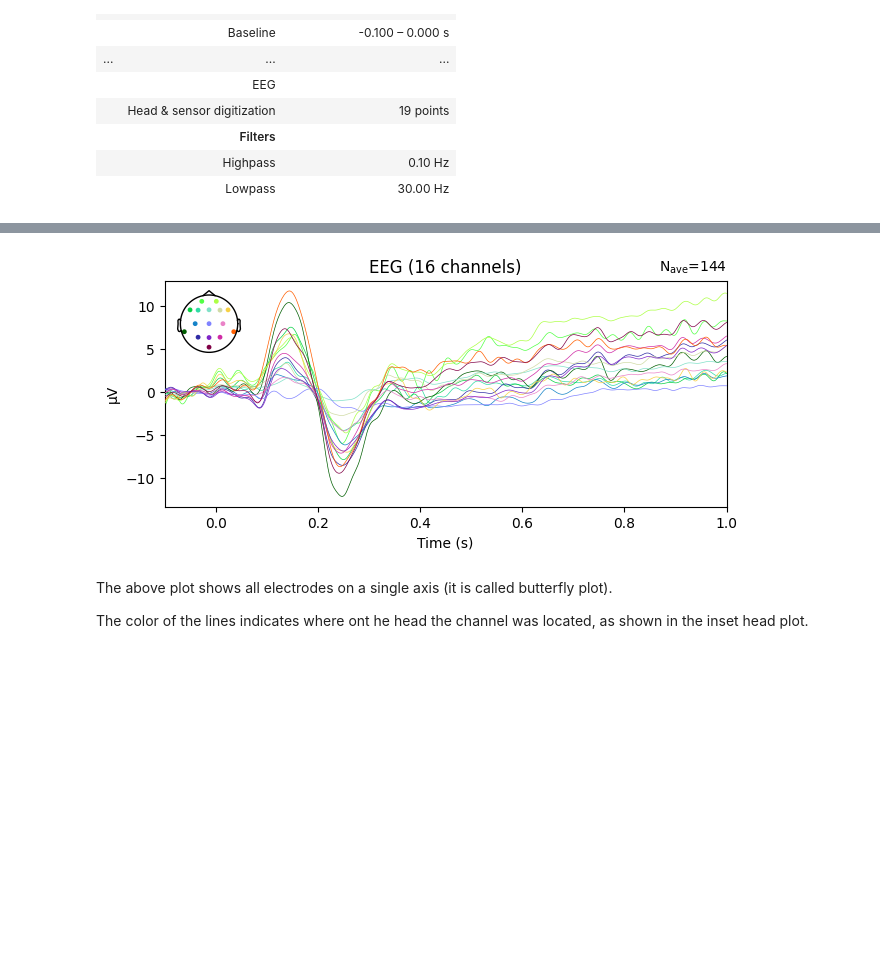
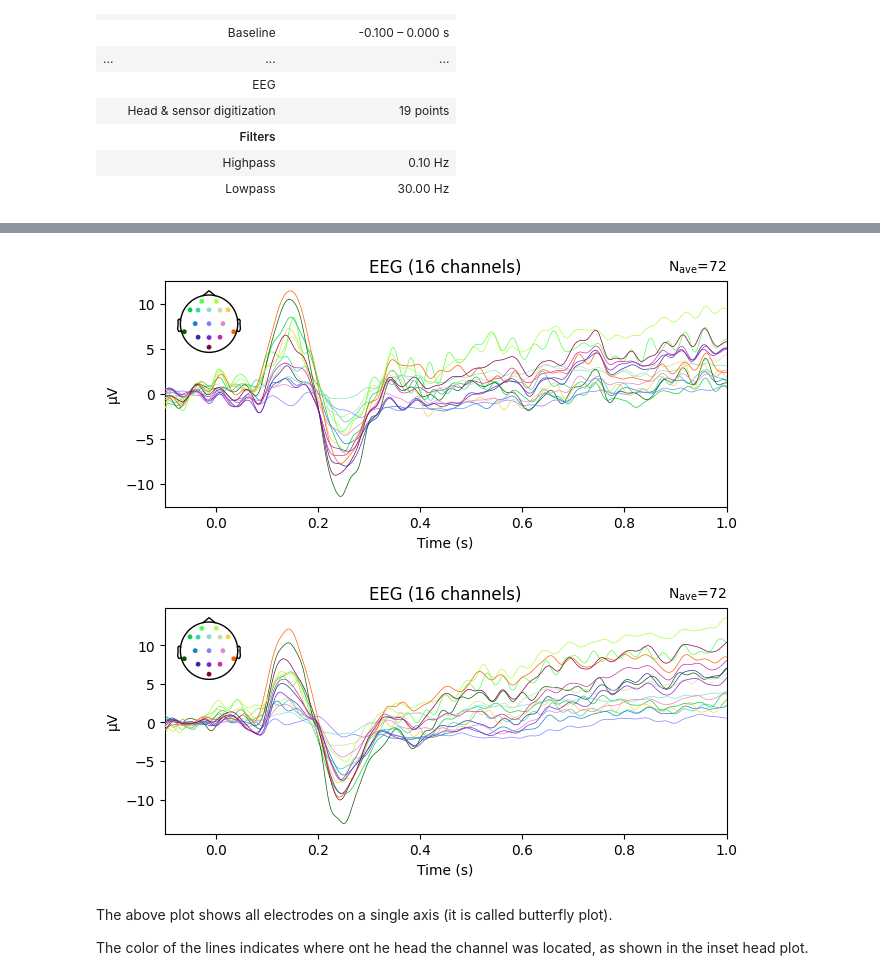
Before and after one commit to tariqzahratahdi/NeuralDataScience, a Jupyter notebook: course_eeg_segmentation_into_erp_epochs.ipynb, the cells around one changed output, grey strips where cells are left out. Drawn from its saved outputs; the diff is of its cells as text; code cells hidden in the pictures; blank space fills up the shorter version.

```diff
--- a/course_eeg_segmentation_into_erp_epochs.ipynb
+++ b/course_eeg_segmentation_into_erp_epochs.ipynb
@@ -524,8 +522,18 @@ We will average across Match and Mismatch epochs; even though ultimately we want
+# %%
+# create an Evoked object for Match condition from an Epochs object
+evoked_match = epochs['Match'].average()
+
+# create an Evoked object for Mismatch condition from an Epochs object
+evoked_mismatch = epochs['Mismatch'].average()
 # %%
 # plot average ERP across Match and Mismatch epochs
-epochs['Match', 'Mismatch'].average().plot();
+evoked_match.plot();
+
+# plot average ERP across Mismatch and Mismatch epochs
+evoked_mismatch.plot();
 # %% [output]
-[figure, old version]
+[figure, new version]
+[figure, added]
 # %% [markdown]
 The above plot shows all electrodes on a single axis (it is called butterfly plot).
 
```
Also changed, not shown: parts of 2 cells of this notebook.
